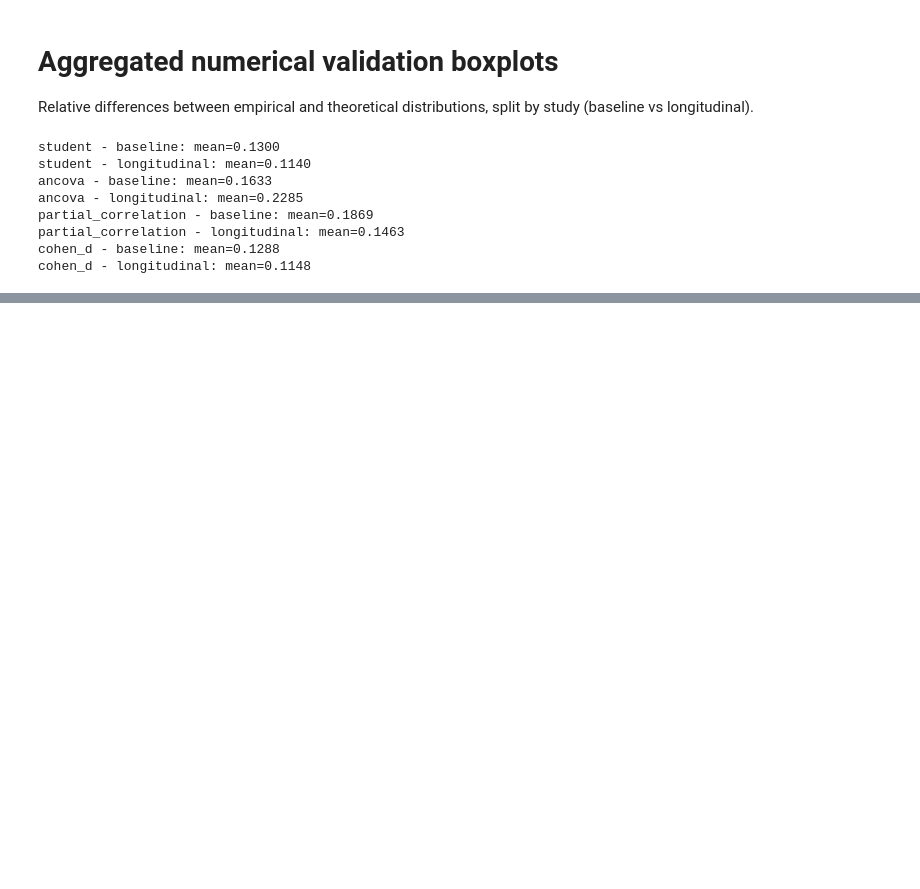
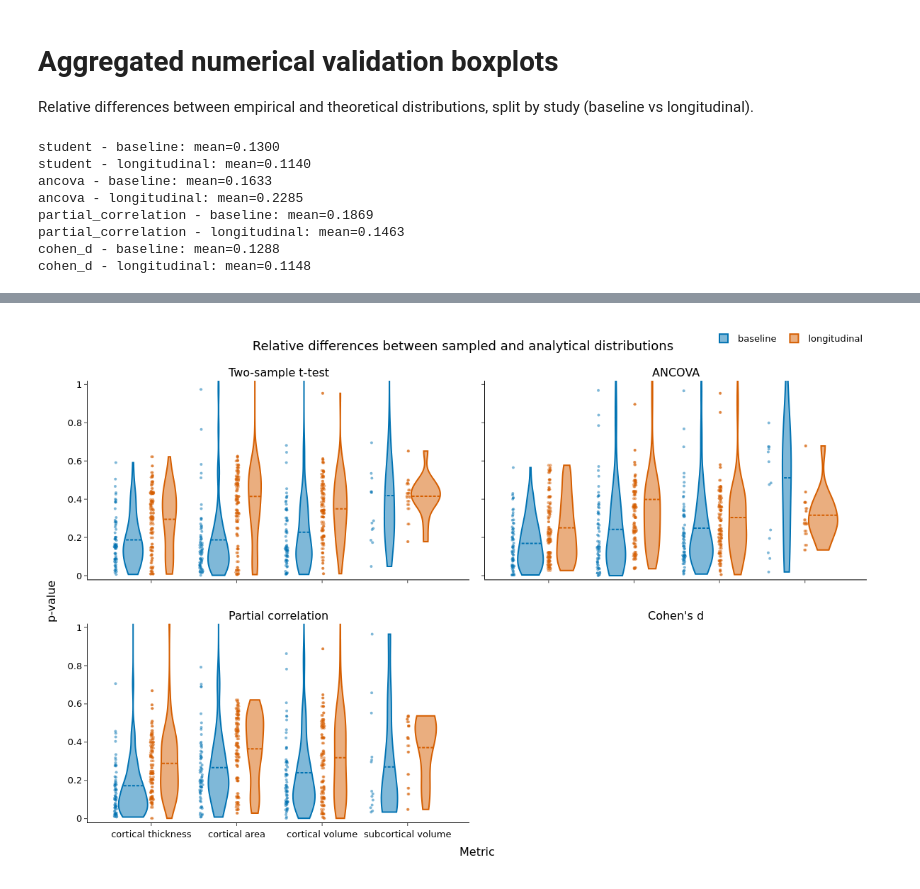
Before and after one commit to yohanchatelain/livingpark-numerical-variability, a Jupyter notebook: freesurfer-fuzzy/notebooks/numerical_validation/aggregated_relative_difference_boxplots.ipynb, the cells around one changed output, grey strips where cells are left out. Drawn from its saved outputs; the diff is of its cells as text; code cells hidden in the pictures; blank space fills up the shorter version.

```diff
--- a/freesurfer-fuzzy/notebooks/numerical_validation/aggregated_relative_difference_boxplots.ipynb
+++ b/freesurfer-fuzzy/notebooks/numerical_validation/aggregated_relative_difference_boxplots.ipynb
@@ -394,0 +421,25 @@ partial_correlation - longitudinal: mean=0.3271
+# %%
+from IPython.display import Image, display
+
+fig.write_image(
+    ROOT
+    / "results"
+    / "numerical_validation"
+    / "aggregated_relative_difference_violins_pvalue.pdf"
+)
+fig.write_image(
+    ROOT
+    / "results"
+    / "numerical_validation"
+    / "aggregated_relative_difference_violins_pvalue.png"
+)
+display(
+    Image(
+        ROOT
+        / "results"
+        / "numerical_validation"
+        / "aggregated_relative_difference_violins_pvalue.png"
+    )
+)
+# %% [output]
+[figure, added]
```
Also changed, not shown: parts of 4 cells of this notebook, 4 other files.
